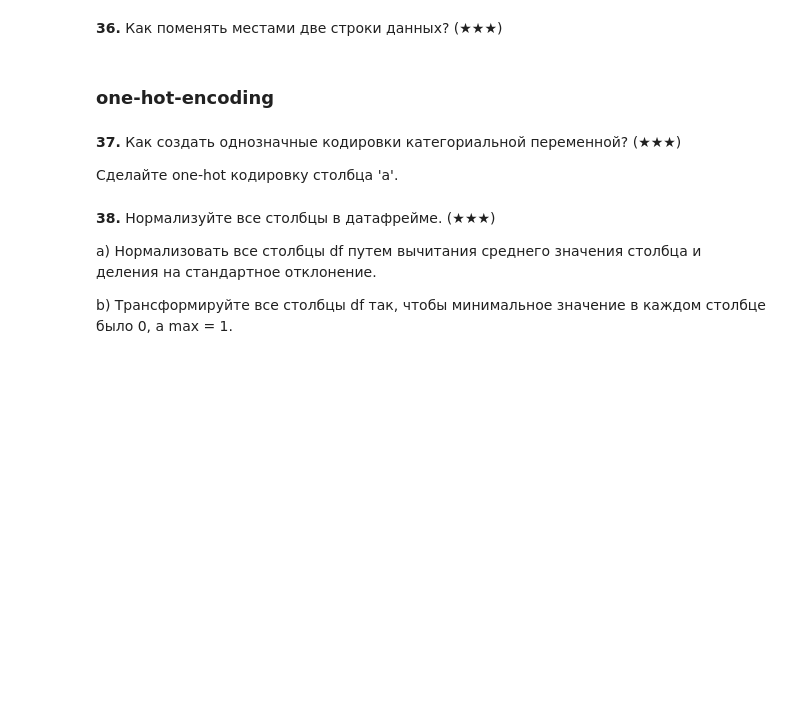
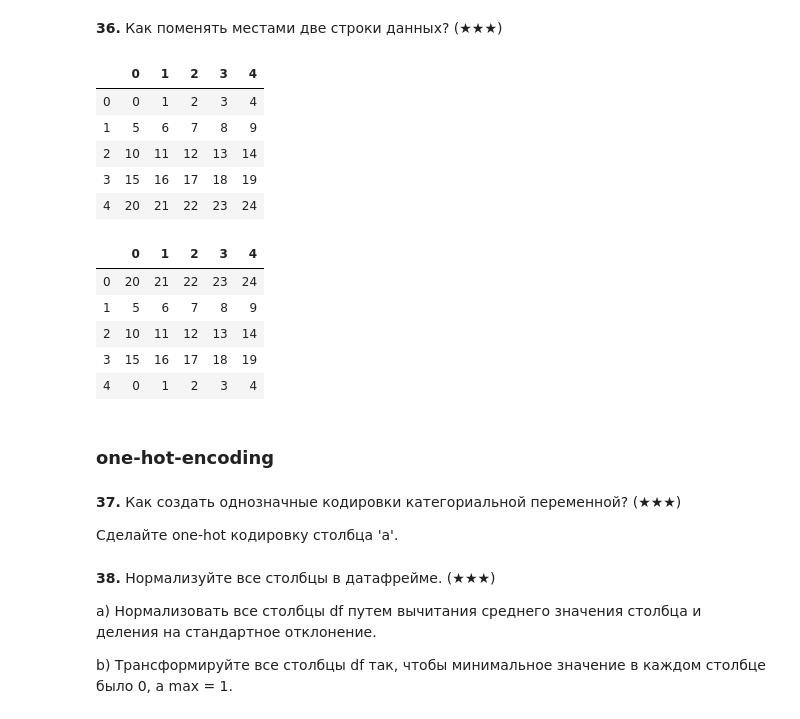
Before and after one commit to sarvensis/spython, a Jupyter notebook: semesterNo2/Homework1ML.ipynb, the cells around one changed output. Drawn from its saved outputs; the diff is of its cells as text; code cells hidden in the pictures; blank space fills up the shorter version.

```diff
--- a/semesterNo2/Homework1ML.ipynb
+++ b/semesterNo2/Homework1ML.ipynb
@@ -748,3 +773,31 @@ df = pd.DataFrame(np.arange(25).reshape(5, -1))
+# %%
+df = pd.DataFrame(np.arange(25).reshape(5, -1))
+
+#your code
+display(df)
+# df.reindex([0,4])
+# df.reindex(index=[0, 1], level=0)
+
+def changeTwoRows(frame, a, b):
+    boofer = frame.iloc[b].copy()
+    frame.iloc[b] = frame.iloc[a]
+    frame.iloc[a] = boofer
+    return frame
+
+changeTwoRows(df, 0, 4)
+# %% [output]
+|  | 0 | 1 | 2 | 3 | 4 |
+| 0 | 0 | 1 | 2 | 3 | 4 |
+| 1 | 5 | 6 | 7 | 8 | 9 |
+| 2 | 10 | 11 | 12 | 13 | 14 |
+| 3 | 15 | 16 | 17 | 18 | 19 |
+| 4 | 20 | 21 | 22 | 23 | 24 |
+|  | 0 | 1 | 2 | 3 | 4 |
+| 0 | 20 | 21 | 22 | 23 | 24 |
+| 1 | 5 | 6 | 7 | 8 | 9 |
+| 2 | 10 | 11 | 12 | 13 | 14 |
+| 3 | 15 | 16 | 17 | 18 | 19 |
+| 4 | 0 | 1 | 2 | 3 | 4 |
 # %% [markdown]
 ### one-hot-encoding
 # %% [markdown]
```
Also changed, not shown: parts of 3 cells of this notebook.
